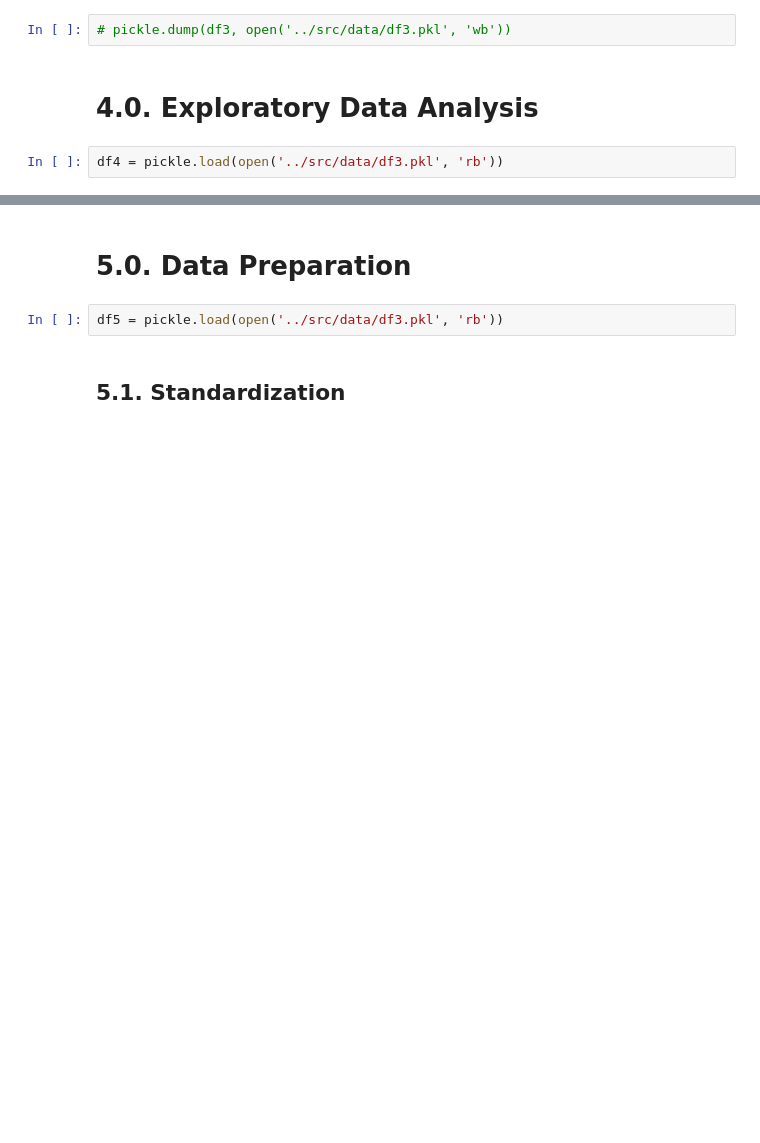
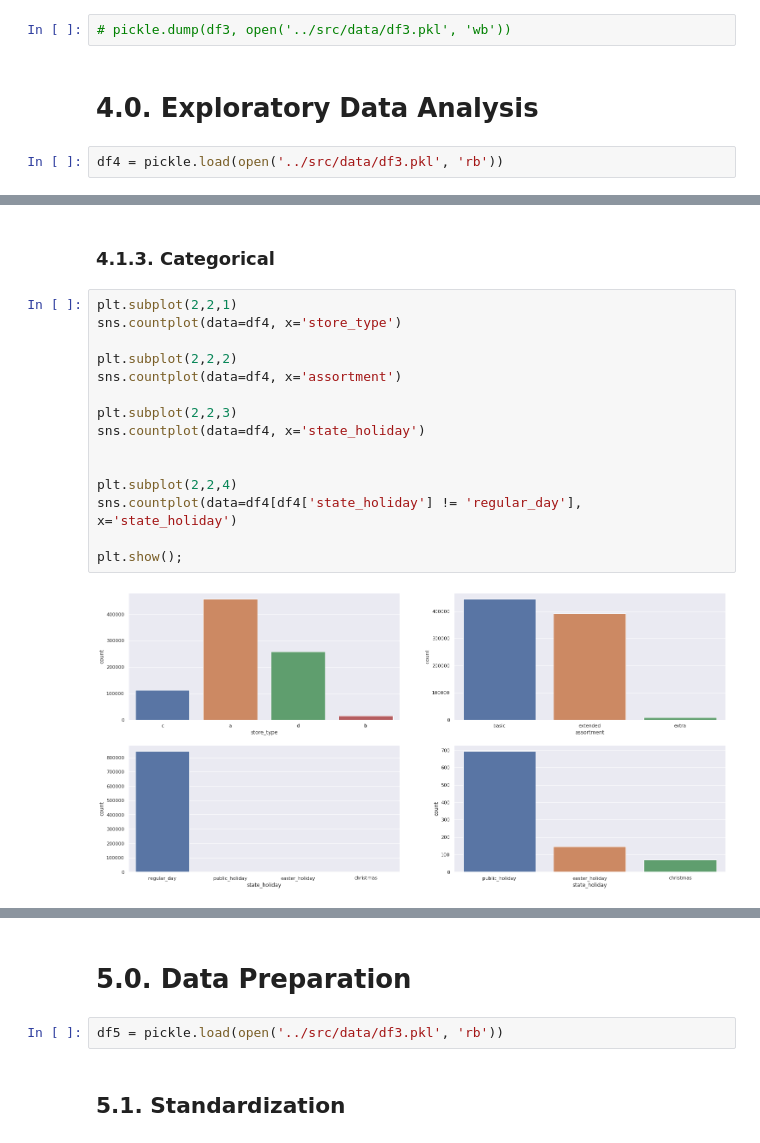
Before and after one commit to cidosjr/rossmann-sales-forecast, a Jupyter notebook: notebooks/rossmann_prediction.ipynb, the cells around one changed output, grey strips where cells are left out. Cells and saved outputs as stored; diff of their text form; blank space fills up the shorter version.

```diff
--- a/notebooks/rossmann_prediction.ipynb
+++ b/notebooks/rossmann_prediction.ipynb
@@ -250,0 +333,19 @@ df4 = pickle.load(open('../src/data/df3.pkl', 'rb'))
+# %% [markdown]
+### 4.1.3. Categorical
+# %%
+plt.subplot(2,2,1)
+sns.countplot(data=df4, x='store_type')
+
+plt.subplot(2,2,2)
+sns.countplot(data=df4, x='assortment')
+
+plt.subplot(2,2,3)
+sns.countplot(data=df4, x='state_holiday')
+
+
+plt.subplot(2,2,4)
+sns.countplot(data=df4[df4['state_holiday'] != 'regular_day'], x='state_holiday')
+
+plt.show();
+# %% [output]
+[figure, added]
```
Also changed, not shown: parts of 45 cells of this notebook.
